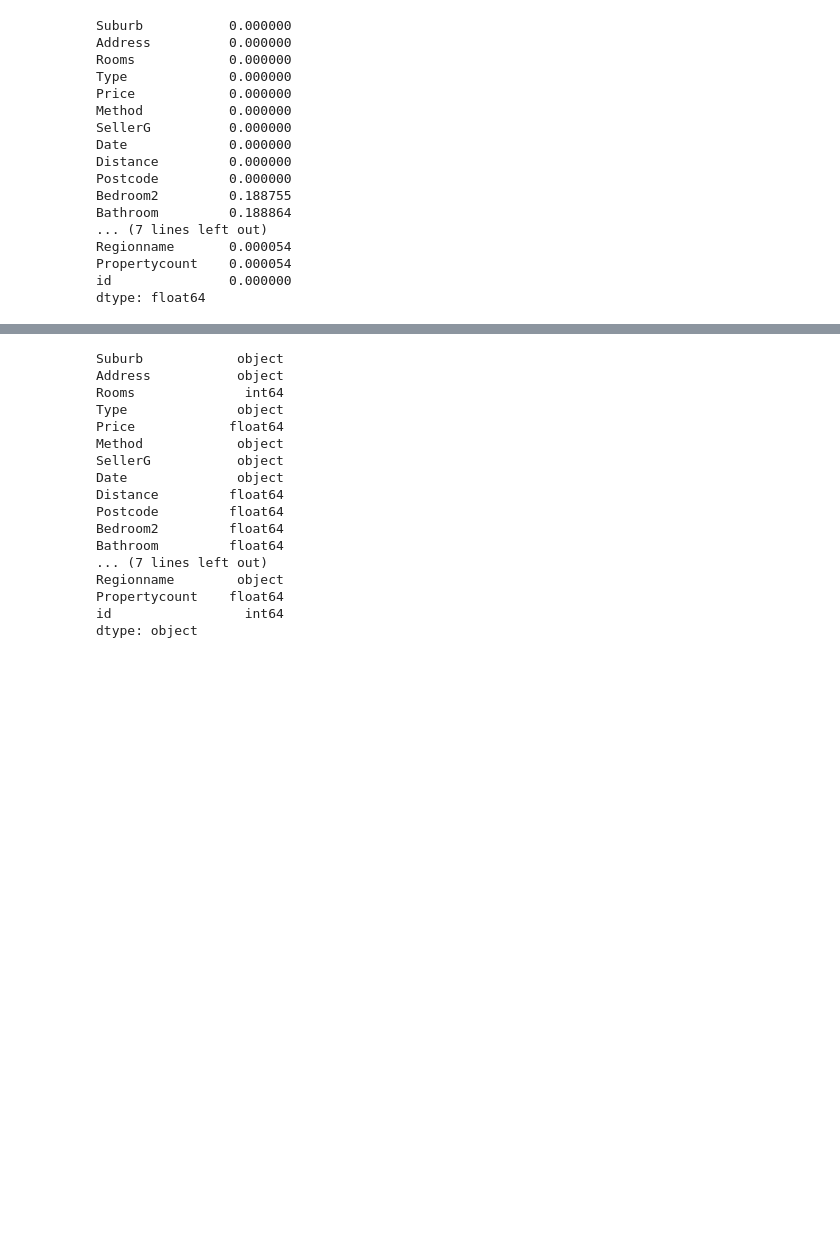
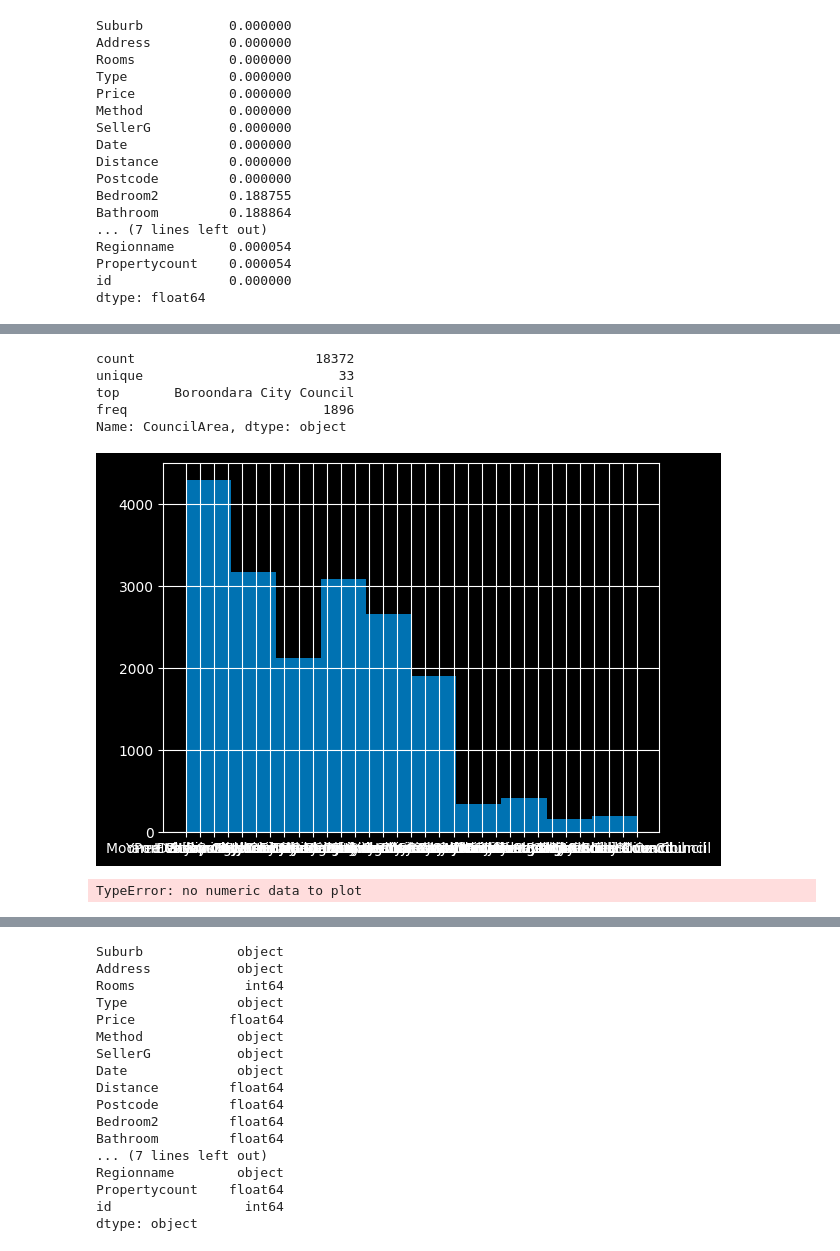
Before and after one commit to Zetis659/Data_Science_GM, a Jupyter notebook: Leopard_challenge_Regression/Leopard_challenge_Regression.ipynb, the cells around one changed output, grey strips where cells are left out. Saved outputs shown, nothing was run; the diff lists cells and outputs as text; code cells hidden in the pictures; blank space fills up the shorter version.

Commit message:
Feature: Leopard_challenge_Regression graph functions

```diff
--- a/Leopard_challenge_Regression/Leopard_challenge_Regression.ipynb
+++ b/Leopard_challenge_Regression/Leopard_challenge_Regression.ipynb
@@ -47,3 +49,8 @@ import pandas as pd
+# %%
+import matplotlib.pyplot as plt
+
+plt.style.use('dark_background')
+plt.style.use('seaborn-v0_8-colorblind')
 # %%
 train = pd.read_csv('train.csv')
 # %%
@@ -86,0 +179,17 @@ dtype: float64
+# %%
+def hist_describe(ds, x):
+    ds[x].hist();
+    print(ds[x].describe())
+# %%
+hist_describe(train, 'CouncilArea')
+# %% [output]
+count                       18372
+unique                         33
+top       Boroondara City Council
+freq                         1896
+Name: CouncilArea, dtype: object
+[figure, added]
+# %%
+train.plot(y='CouncilArea')
+# %% [output]
+TypeError: no numeric data to plot
```
Also changed, not shown: parts of 35 cells of this notebook, 1 other file.
